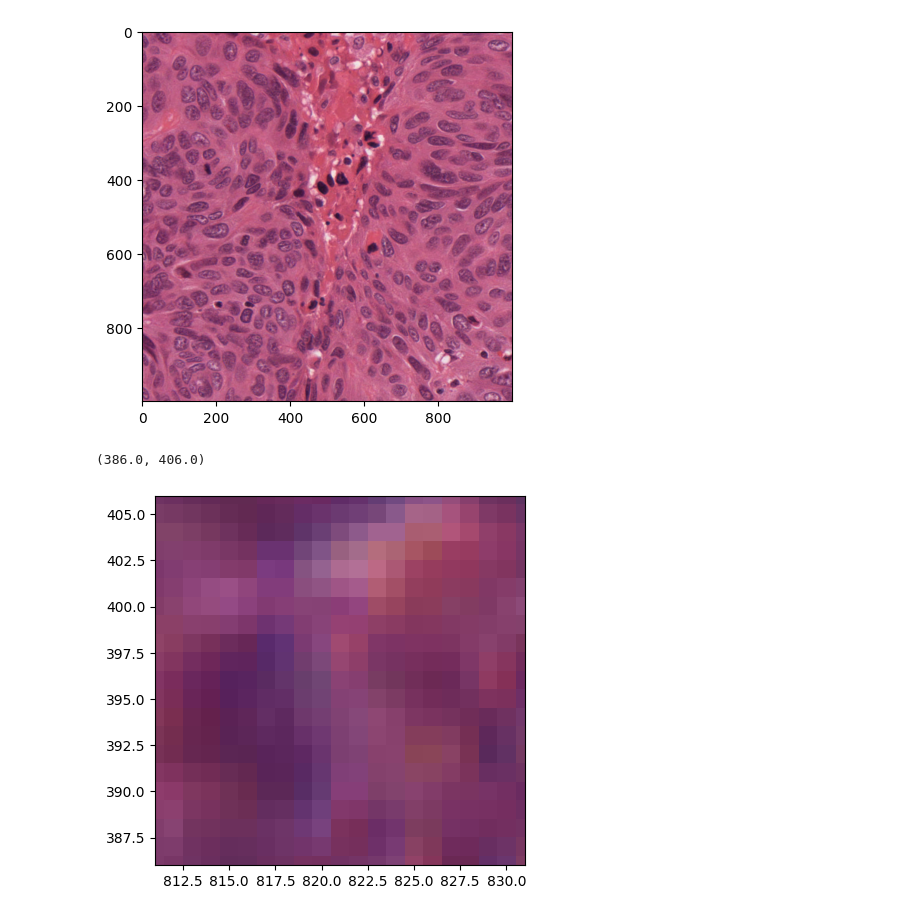
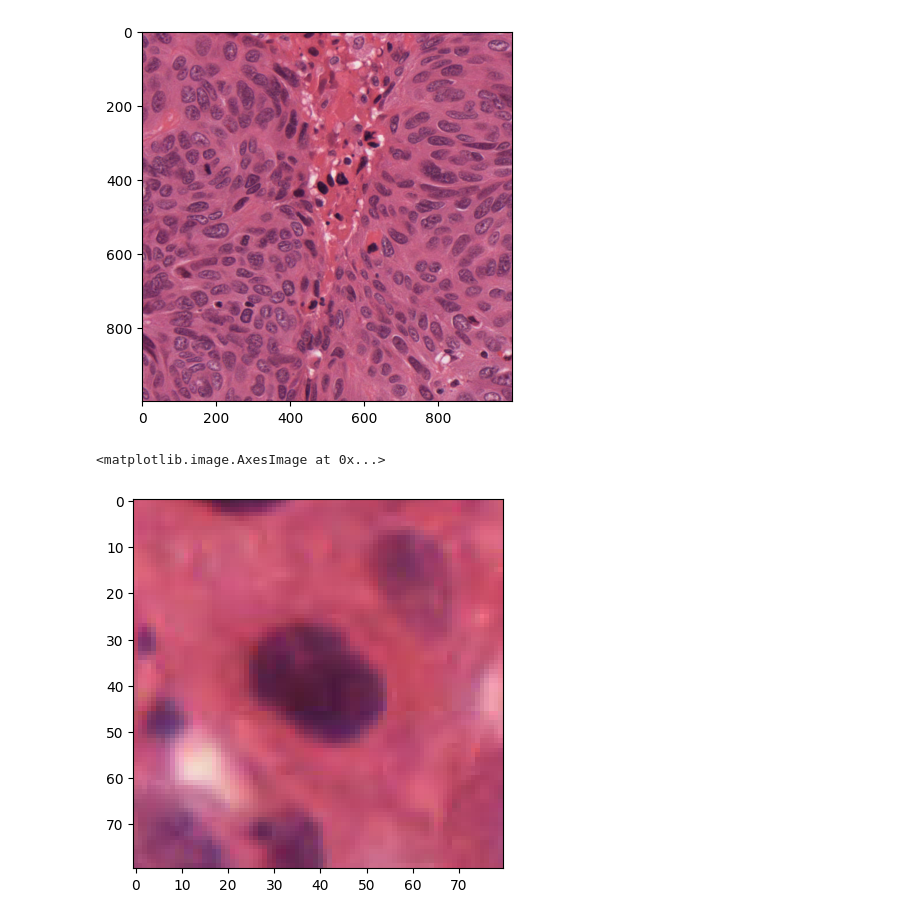
Before and after one commit to vktr274/computer-vision-image-correction-enhancement, a Jupyter notebook: experiment_2.ipynb, the cells around one changed output. Cells and saved outputs as stored; diff of their text form; code cells hidden in the pictures.

```diff
--- a/experiment_2.ipynb
+++ b/experiment_2.ipynb
@@ -41,17 +41,16 @@ plt.imshow(rgb_images[image_index])
 <matplotlib.image.AxesImage at 0x...>
 [figure]
 # %%
-nucleus_radius = 10
+nucleus_radius = 40
 
 x_low = x_click - nucleus_radius
 x_high = x_click + nucleus_radius
 
 y_low = y_click - nucleus_radius
 y_high = y_click + nucleus_radius
 
-plt.imshow(rgb_images[image_index])
-plt.xlim([x_low, x_high])
-plt.ylim([y_low, y_high])
+nucleus = rgb_images[image_index][y_low:y_high,x_low:x_high,:]
+plt.imshow(nucleus)
 # %% [output]
-(386.0, 406.0)
+<matplotlib.image.AxesImage at 0x...>
-[figure, old version]
+[figure, new version]
```
Also changed, not shown: parts of 12 cells of this notebook.
